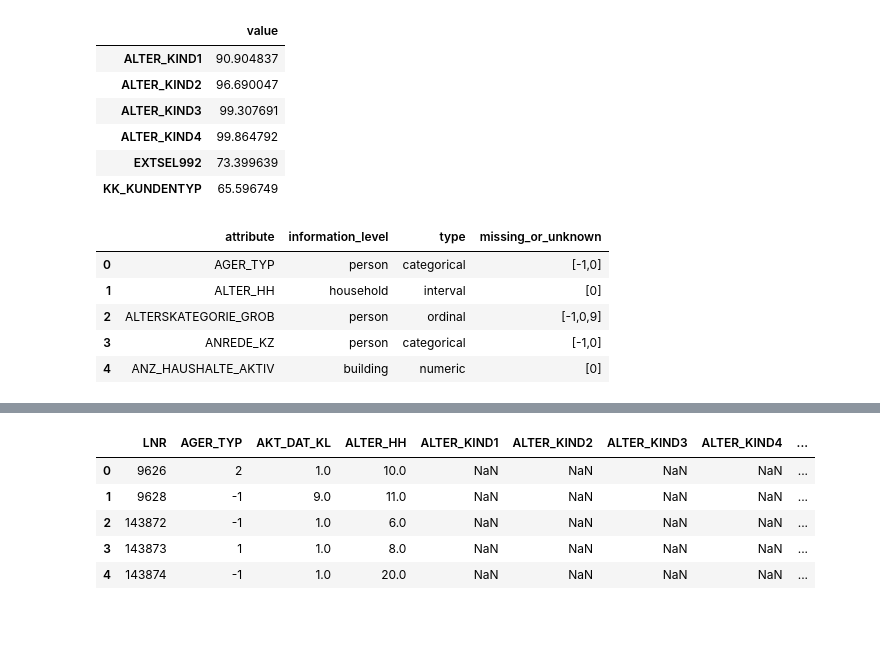
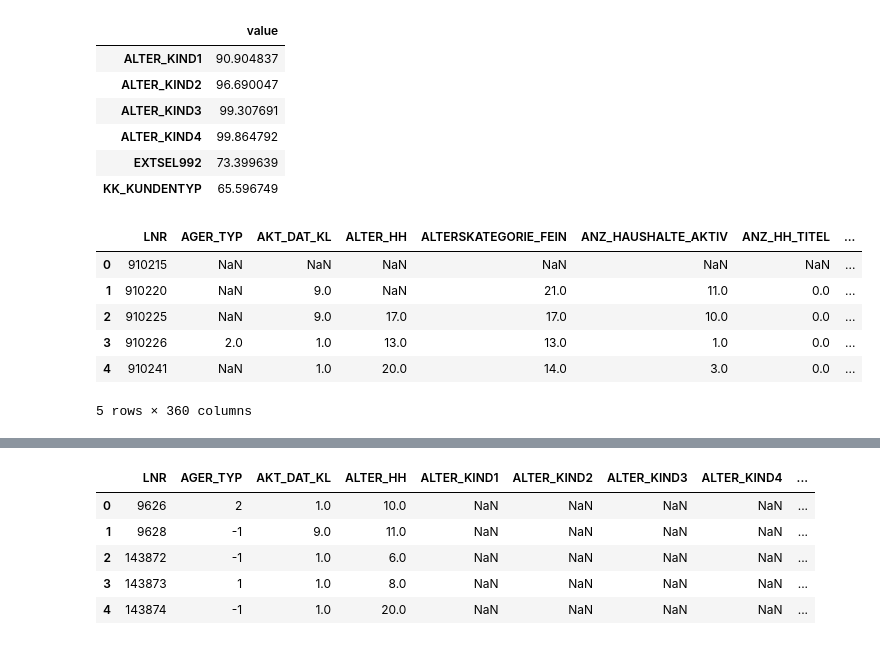
Before and after one commit to ilknurCakir/CustomerSegmentation, a Jupyter notebook: Arvato Project Workbook.ipynb, the cells around one changed output, grey strips where cells are left out. Saved outputs shown, nothing was run; the diff lists cells and outputs as text; code cells hidden in the pictures.

```diff
--- a/Arvato Project Workbook.ipynb
+++ b/Arvato Project Workbook.ipynb
@@ -38,0 +266,6 @@ customers = pd.read_csv('../../data/Term2/capstone/arvato_data/Udacity_CUSTOMERS
+# %%
+azdias.iloc[:, 1:].replace(to_replace = -9, value = np.nan, inplace = True)
+# %%
+azdias.loc[azdias['AKT_DAT_KL'] == -9, 'AKT_DAT_KL'] = np.nan
+# %%
+azdias.iloc[:, 1:] = azdias.iloc[:, 1:].replace(-9, np.nan)
@@ -38,0 +280,8 @@ customers = pd.read_csv('../../data/Term2/capstone/arvato_data/Udacity_CUSTOMERS
+# %%
+s = time()
+
+azdias.loc[azdias['AGER_TYP'].isin([-9, -1, 0]), 'AGER_TYP'] = np.NaN
+
+f = time()
+
+print(f - s)
@@ -87,9 +340,10 @@ feat_info = pd.read_csv('type_feat.csv')
 # %%
-feat_info.head()
+azdias.head()
 # %% [output]
-|  | attribute | information_level | type | missing_or_unknown |
-| 0 | AGER_TYP | person | categorical | [-1,0] |
-| 1 | ALTER_HH | household | interval | [0] |
-| 2 | ALTERSKATEGORIE_GROB | person | ordinal | [-1,0,9] |
-| 3 | ANREDE_KZ | person | categorical | [-1,0] |
-| 4 | ANZ_HAUSHALTE_AKTIV | building | numeric | [0] |
+|  | LNR | AGER_TYP | AKT_DAT_KL | ALTER_HH | ALTERSKATEGORIE_FEIN | ANZ_HAUSHALTE_AKTIV | ANZ_HH_TITEL | ... |
+| 0 | 910215 | NaN | NaN | NaN | NaN | NaN | NaN | ... |
+| 1 | 910220 | NaN | 9.0 | NaN | 21.0 | 11.0 | 0.0 | ... |
+| 2 | 910225 | NaN | 9.0 | 17.0 | 17.0 | 10.0 | 0.0 | ... |
+| 3 | 910226 | 2.0 | 1.0 | 13.0 | 13.0 | 1.0 | 0.0 | ... |
+| 4 | 910241 | NaN | 1.0 | 20.0 | 14.0 | 3.0 | 0.0 | ... |
+5 rows × 360 columns
```
Also changed, not shown: parts of 49 cells of this notebook.
